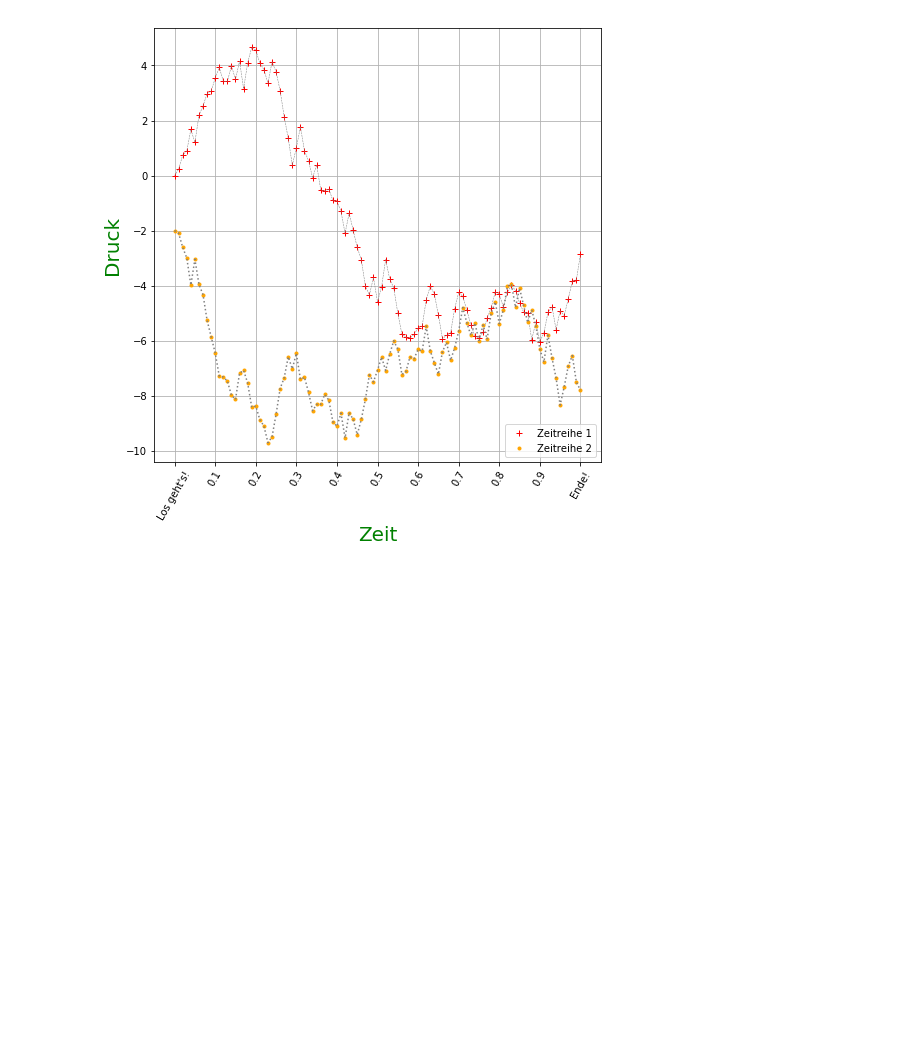
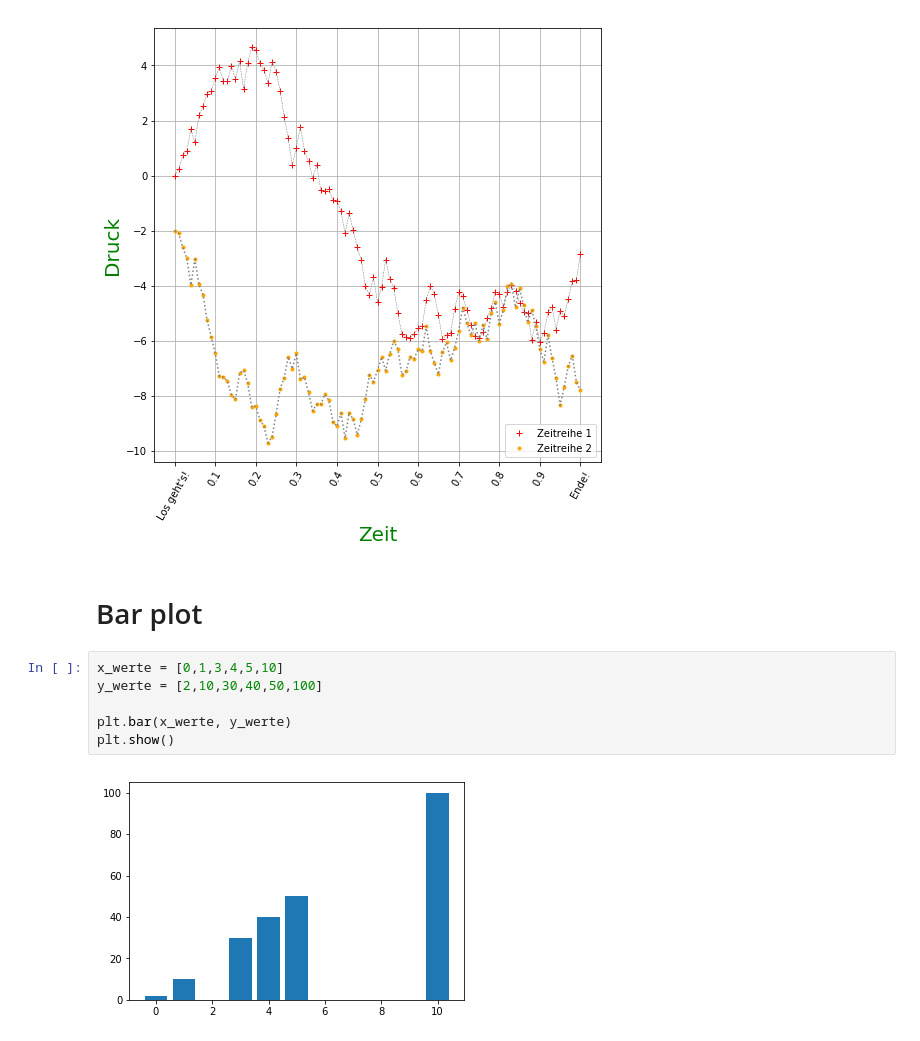
Before and after one commit to juebrauer/course_introduction_to_python, a Jupyter notebook: 07_matplotlib_grundlagen/matplotib_grundlagen.ipynb, the cells around one changed output. Drawn from its saved outputs; the diff is of its cells as text; blank space fills up the shorter version.

Commit message:
Matplotlib intro: added a simple example for a bar plot

```diff
--- a/07_matplotlib_grundlagen/matplotib_grundlagen.ipynb
+++ b/07_matplotlib_grundlagen/matplotib_grundlagen.ipynb
@@ -585,3 +585,13 @@ plt.savefig("zeitreihen.png", bbox_inches='tight')
 plt.show()
 # %% [output]
 [figure]
+# %% [markdown]
+# Bar plot
+# %%
+x_werte = [0,1,3,4,5,10]
+y_werte = [2,10,30,40,50,100]
+
+plt.bar(x_werte, y_werte)
+plt.show()
+# %% [output]
+[figure, added]
```
Also changed, not shown: parts of 1 cell of this notebook.
